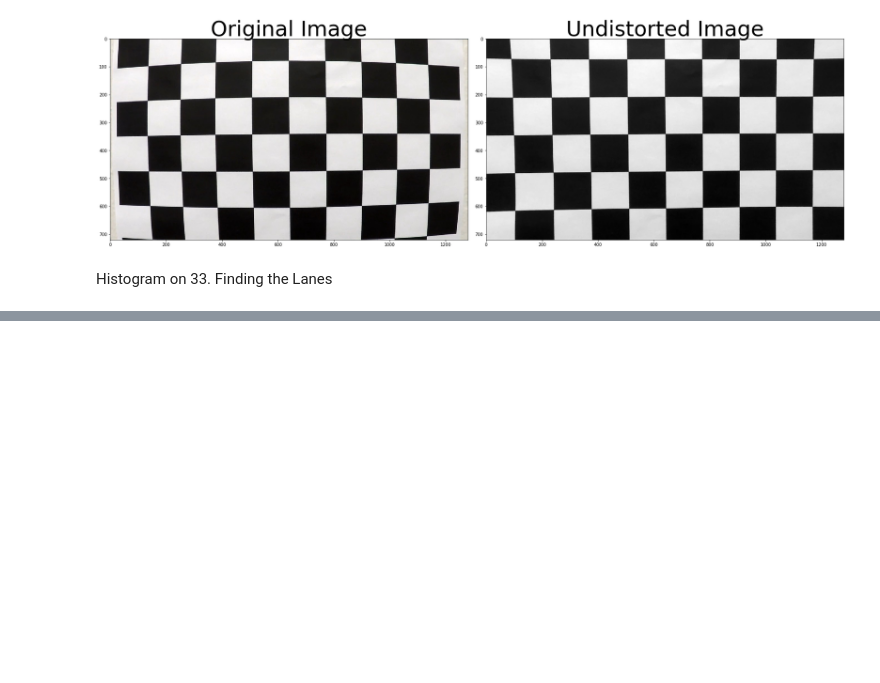
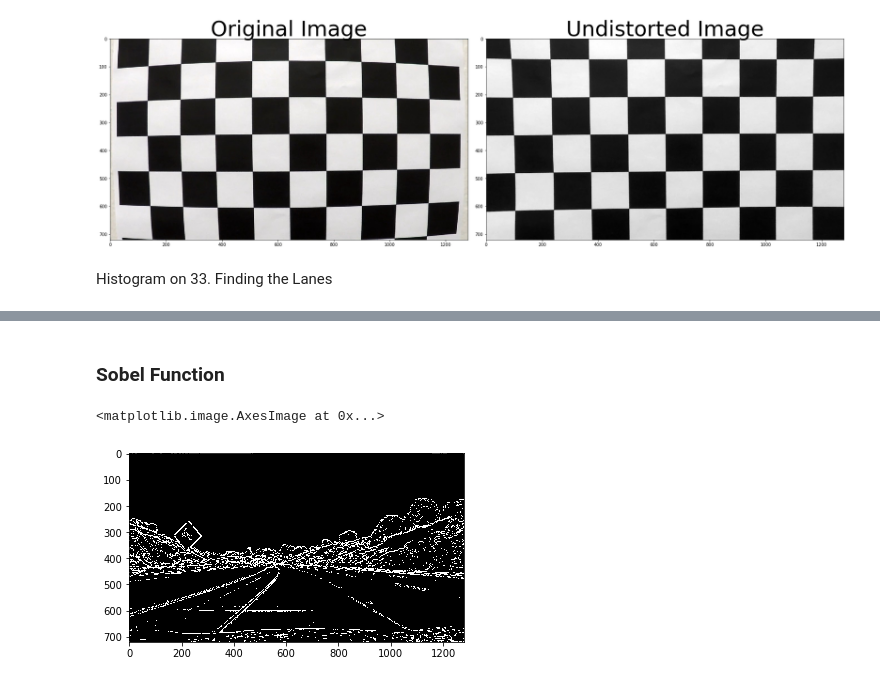
Before and after one commit to leclair-7/CarND-Advanced-Lane-Lines, a Jupyter notebook: Advanced-Lane-Finding.ipynb, the cells around one changed output, grey strips where cells are left out. Drawn from its saved outputs; the diff is of its cells as text; code cells hidden in the pictures; blank space fills up the shorter version.

```diff
--- a/Advanced-Lane-Finding.ipynb
+++ b/Advanced-Lane-Finding.ipynb
@@ -80,0 +175,41 @@ plt.plot(histogram)
+# %% [markdown]
+### Sobel Function
+# %%
+def abs_sobel_thresh(img, orient='x', thresh=(0, 255) ):
+
+    imgcopy = np.copy(img)
+
+    gray = cv2.cvtColor(imgcopy, cv2.COLOR_BGR2GRAY)
+
+    assert orient== 'x' or orient=='y'
+
+    sobel = None
+
+    if orient == 'x':
+        sobel = cv2.Sobel(gray, cv2.CV_64F, 1, 0)
+    elif orient == 'y':
+        sobel = cv2.Sobel(gray, cv2.CV_64F, 0, 1)
+
+    abs_sobel = np.absolute(sobel)
+    #print(abs_sobel)
+    #convert to 8-bit 0..255 image
+    scaled_sobel = np.uint8(255*abs_sobel/np.max(abs_sobel))
+
+    #numpy zeros_like --> Returns an array of zeros with the same shape and type as a given array.
+    thresh_min = thresh[0]
+    thresh_max = thresh[1]
+
+    #new image array with zeros
+    sxbinary = np.zeros_like(scaled_sobel)
+
+    #make anything with the inputted thresholds 1
+    sxbinary[(scaled_sobel >= thresh_min) & (scaled_sobel <= thresh_max)] = 1
+
+    return sxbinary
+#call with 20.. 100
+to_get_edges = cv2.imread('./test_images/test2.jpg')
+got_edges = abs_sobel_thresh(to_get_edges, orient='y', thresh=(20,100) )
+plt.imshow(got_edges,cmap='gray')
+# %% [output]
+<matplotlib.image.AxesImage at 0x...>
+[figure, added]
```
Also changed, not shown: parts of 13 cells of this notebook.
